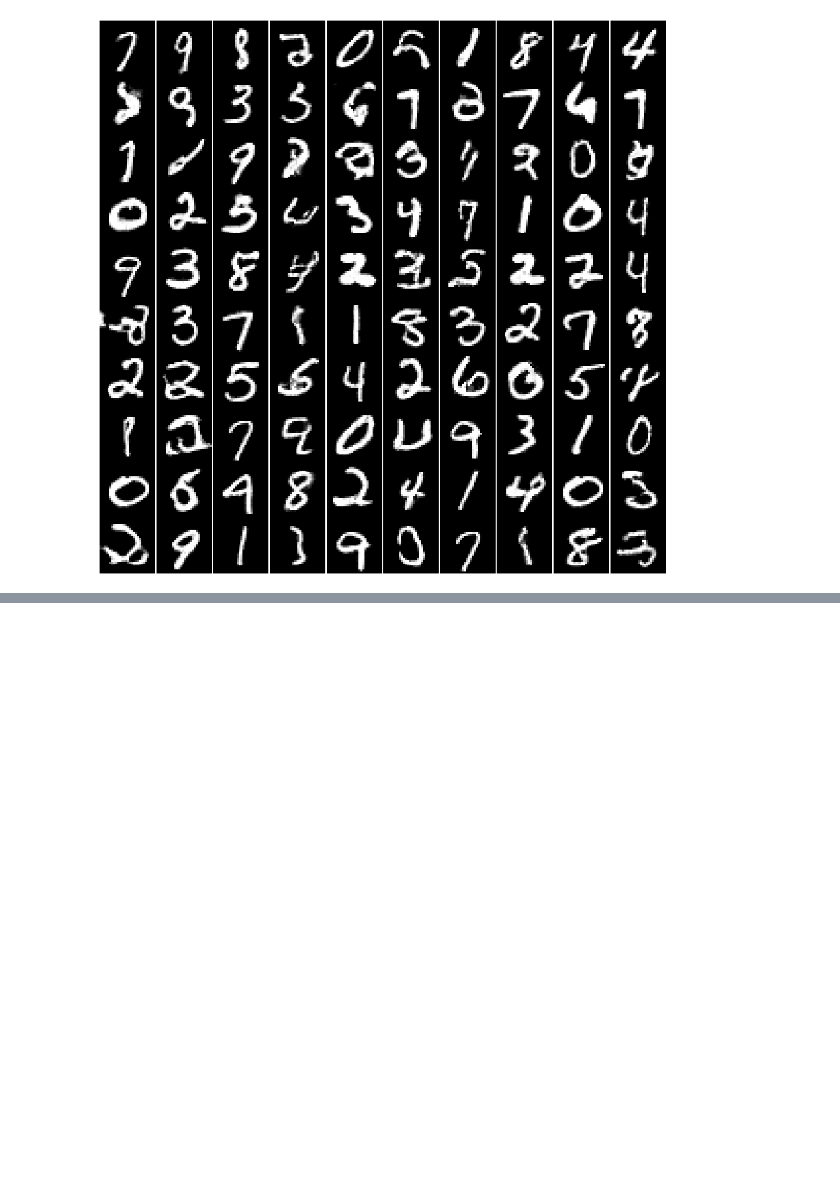
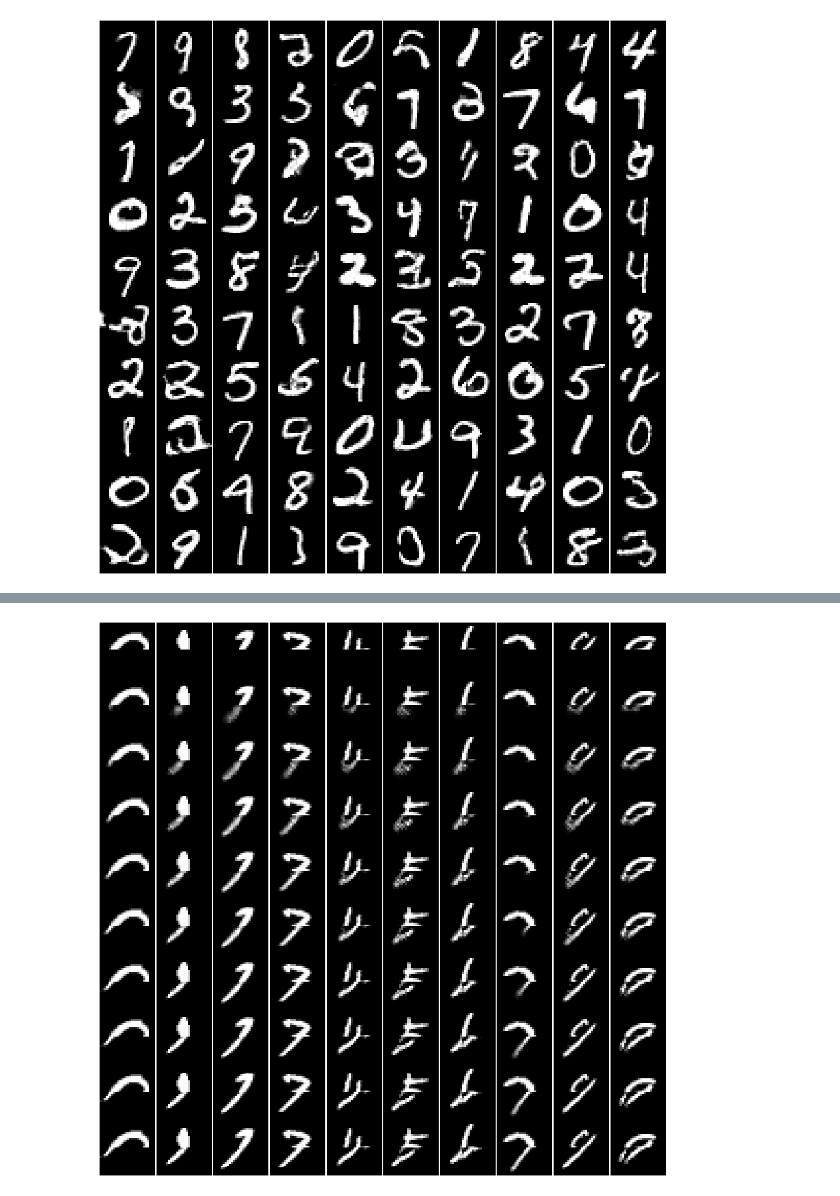
Before and after one commit to mshakerinava/IFT6269-A20-proj6, a Jupyter notebook: mnist_unconditional/main.ipynb, the cells around one changed output, grey strips where cells are left out. Saved outputs shown, nothing was run; the diff lists cells and outputs as text; code cells hidden in the pictures; blank space fills up the shorter version.

```diff
--- a/mnist_unconditional/main.ipynb
+++ b/mnist_unconditional/main.ipynb
@@ -224,0 +234,35 @@ fig.savefig('ebm_mnist_v02.png', bbox_inches='tight', dpi=300)
+# %%
+STEPS = 20
+input_shape = [10, 1, 28, 28]
+x_sample = [None] * 10
+
+x_list = []
+for i in range(10):
+    y = -1
+    while y != i:
+        idx = np.random.randint(len(mnist_train))
+        y = mnist_train[idx][1]
+    x = mnist_train[idx][0]
+    x_list.append(x)
+
+X = torch.stack(x_list, dim=0).to(device)
+mask = torch.ones_like(X)
+mask[:, :, :14, :] = 0
+X *= (1 - mask)
+
+x_sample[0] = X
+for i in range(1, 10):
+    x_sample[i] = sample(loaded_net, [], input_shape, lambdaa, sigma, device, STEPS, x0=x_sample[i - 1], mask=mask)
+
+fig = plt.figure(figsize=(20, 20))
+plt.subplots_adjust(left=None, bottom=None, right=None, top=None, wspace=0, hspace=0)
+
+for i in range(10):
+    for j in range(10):
+        plt.subplot(10, 10, i * 10 + j + 1)
+        plt.axis('off')
+        plt.imshow(x_sample[i][j].view(28, 28).detach().cpu(), cmap='gray', vmin=0, vmax=1)
+
+fig.savefig('ebm_mnist_000.png', bbox_inches='tight', dpi=300)
+# %% [output]
+[figure, added]
```
Also changed, not shown: parts of 8 cells of this notebook.
